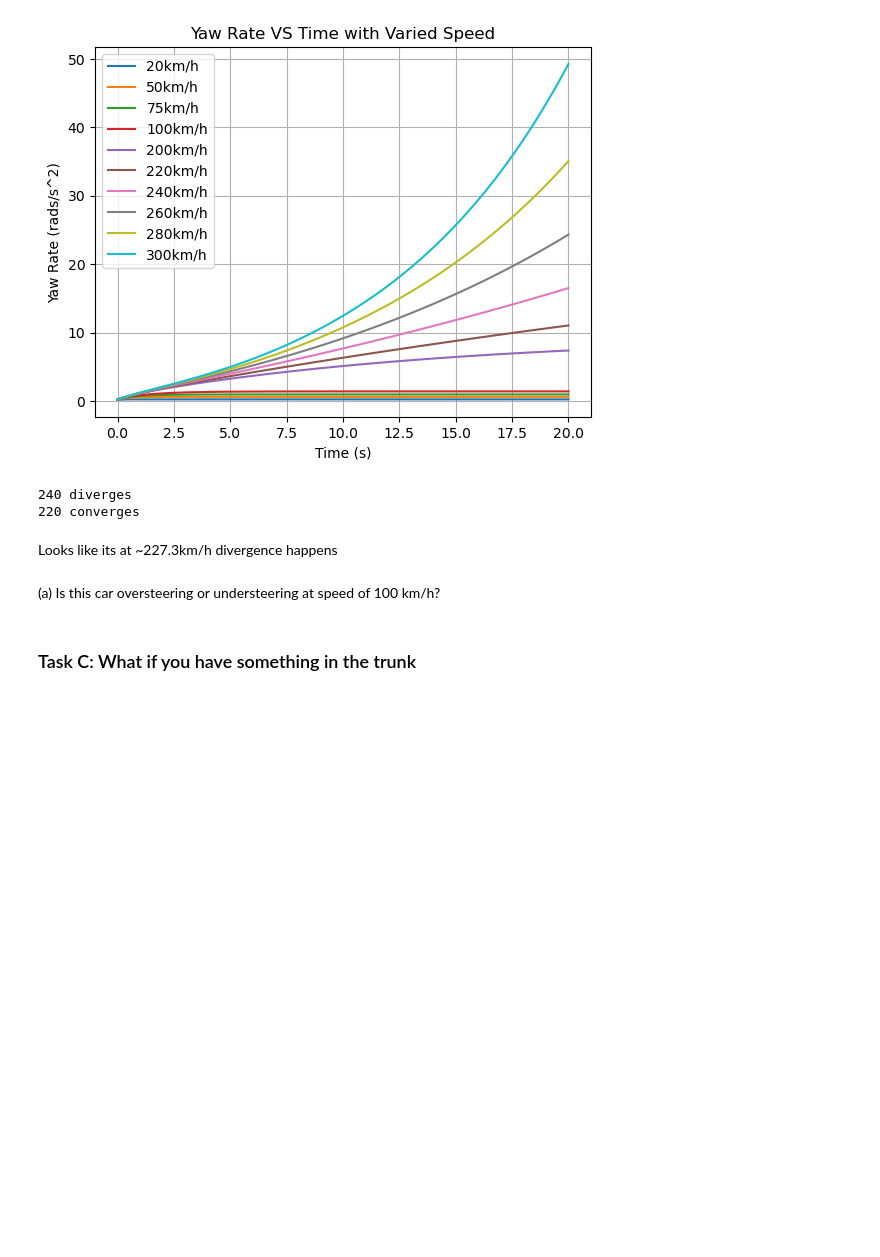
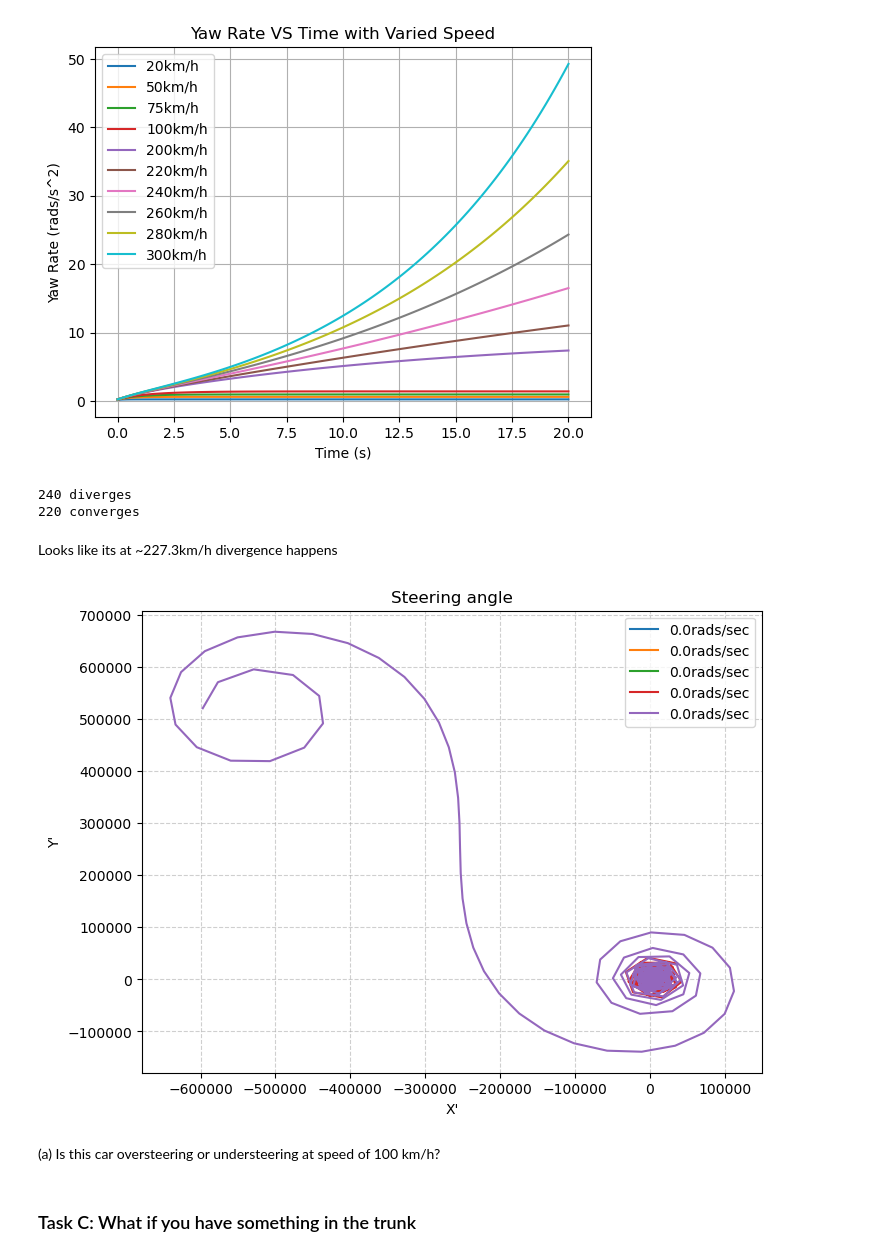
Before and after one commit to hepromark/BicycleModelExploration, a Jupyter notebook: part2.ipynb, the cells around one changed output. Cells and saved outputs as stored; diff of their text form; code cells hidden in the pictures; blank space fills up the shorter version.

Commit message:
adding pos x y graph

```diff
--- a/part2.ipynb
+++ b/part2.ipynb
@@ -100,8 +99,8 @@ class BicycleSolver:
 
     def ground_velocity(self, y_hist: np.ndarray):
         # Extract correct values for all trials
-        yaw = y_hist[:, 1]     # Shape: (trials,)
-        yaw_dot = y_hist[:, 3] # Shape: (trials,)
+        yaw = y_hist[:, 1] /180 * np.pi    # Shape: (trials,)
+        yaw_dot = y_hist[:, 3] / 180 * np.pi # Shape: (trials,)
         y_dot = y_hist[:, 2]   # Shape: (trials,)
 
         # Compute velocity components
@@ -111,6 +110,17 @@ class BicycleSolver:
         ], axis=1)
 
         return ground_velocity
+
+    def ground_position(self, ground_velocity : np.array, time_step : float, intial_pos = [0,0]):
+        ground_position = deepcopy(ground_velocity)
+        ground_position[0][0] = intial_pos[0] + ground_velocity[0][0] * time_step
+        ground_position[0][1] = intial_pos[1] + ground_velocity[0][1] * time_step
+
+        for i in range(1, ground_velocity.shape[0]):
+            ground_position[i][0] = ground_position[i-1][0] + ground_velocity[i][0] * time_step
+            ground_position[i][1] = ground_position[i-1][1] + ground_velocity[i][1] * time_step
+
+        return ground_position
 
     @staticmethod
     def eulers_method(func, y_curr: np.ndarray, t, step_size: float) -> np.ndarray:
@@ -338,39 +347,55 @@ Looks like its at ~227.3km/h divergence happens
 # %%
 ### Task B3
 """
 Combine the kinematics of X' and Y' and plot the track of the car for the step steering
 experiments. This is the most basic and important experiment for evaluating the handling
 of a car(see, for example, SAE Standard J266 [6]).
 
 """
-def const_delta(t):
-    return 0.1
+init_vector = np.array([[0],[0],[0],[0]])
 
-init_vector = np.array([[0],[0],[0],[0]])
-t_final = 10
 init_t = 0
-step_size = 0.2
+t_final = 100
+
+step_size = .1
 max_iter = int(t_final / step_size)
 
-solver = BicycleSolver(
-    m = 1400,
-    a = 1.14,
-    b = 1.33,
-    C_alpha_f = 25000,
-    C_alpha_r = 21000,
-    I_z = 2420,
-    u = 75 * 1000 / 3600
-)
+plt.figure(figsize=(8, 6))
 
-def task_a_model(y, t) -> np.ndarray:
-    return solver.bicycle_model(solver.A_4, solver.B_4, y, const_delta(t))
+steering_angles = [value * 0.1 for value in range(5)]
 
+for steering_angle in steering_angles:
+    solver = BicycleSolver(
+        m = 1400,
+        a = 1.14,
+        b = 1.33,
+        C_alpha_f = 25000,
+        C_alpha_r = 21000,
+        I_z = 2420,
+        u = 250 * 1000 / 3600
+    )
 
-res, hist = solver.solve(solver.rk4, task_a_model, init_vector, init_t, max_iter, step_size)
-res_2, hist_2 = solver.solve(solver.eulers_method, task_a_model, init_vector, init_t, max_iter, step_size)
+    def task_a_model(y, t) -> np.ndarray:
+        return solver.bicycle_model(solver.A_4, solver.B_4, y, steering_angle)
 
-ground_velocity = solver.ground_velocity(hist)
-ground_velocity_2 = solver.ground_velocity(hist_2)
+    res, hist = solver.solve(solver.rk4, task_a_model, init_vector, init_t, max_iter, step_size)
+    ground_velocity = solver.ground_velocity(hist)
+    ground_position = solver.ground_position(ground_velocity,step_size)
+    plt.plot(ground_position[:,0], ground_position[:,1], label=f"{round(steering_angle* 0.1, 1)}rads/sec")
+
+    # res_2, hist_2 = solver.solve(solver.eulers_method, task_a_model, init_vector, init_t, max_iter, step_size)
+    # ground_velocity_2 = solver.ground_velocity(hist_2)
+    # ground_position_2 = solver.ground_position(ground_velocity,step_size)
+    # plt.plot(ground_position[:,0], ground_position[:,1], label=f"{round(steering_angle* 0.1, 1)}rads/sec")
+
+plt.xlabel("X'")
+plt.ylabel("Y'")
+plt.title("Steering angle")
+plt.grid(True, linestyle='--', alpha=0.6)
+plt.legend()
+plt.show()
+# %% [output]
+[figure, added]
 # %% [markdown]
 (a) Is this car oversteering or understeering at speed of 100 km/h?
 # %% [markdown]
```
Also changed, not shown: parts of 3 cells of this notebook.
